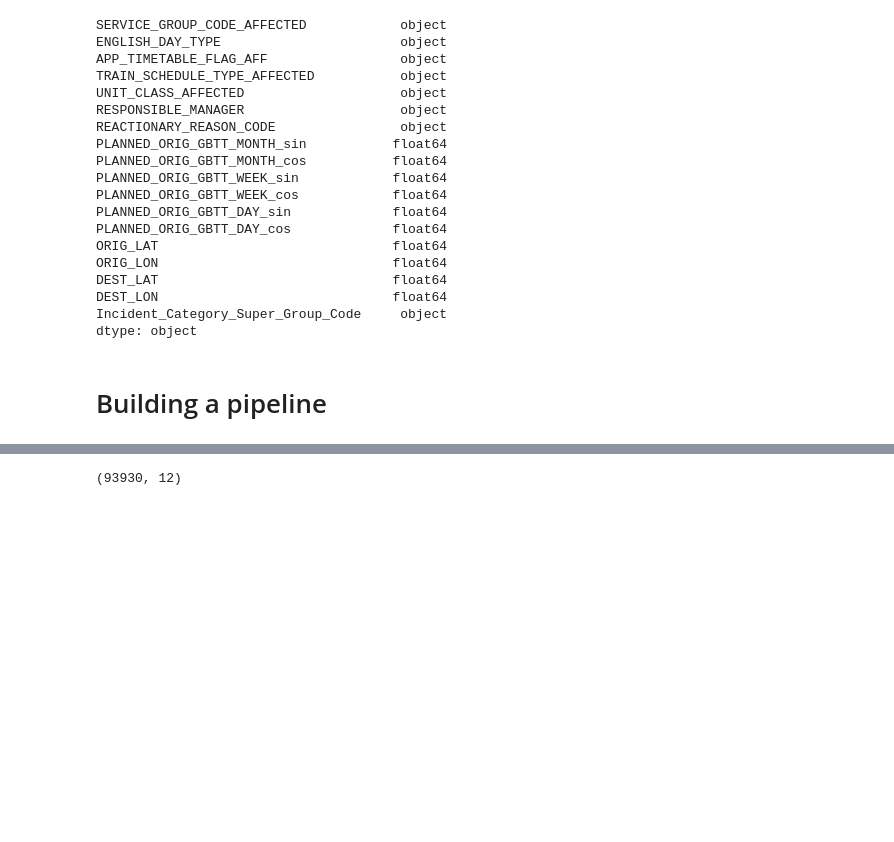
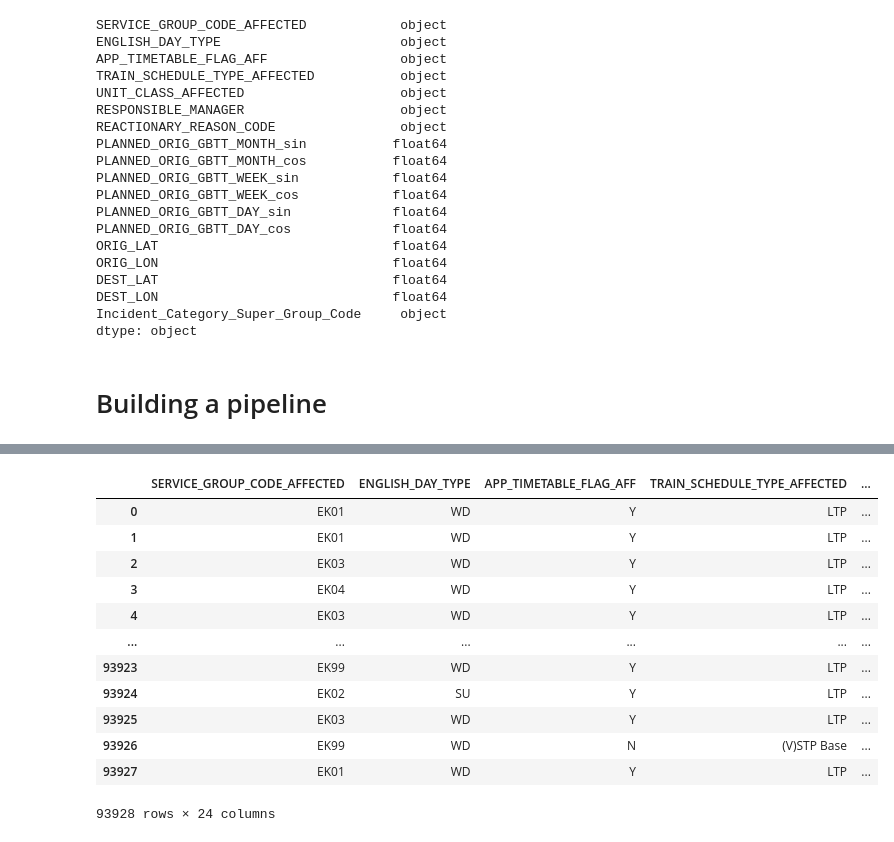
Before and after one commit to dramella/TrainDelays, a Jupyter notebook: Notebooks/Debora/Features_Engineering.ipynb, the cells around one changed output, grey strips where cells are left out. Saved outputs shown, nothing was run; the diff lists cells and outputs as text; code cells hidden in the pictures; blank space fills up the shorter version.

```diff
--- a/Notebooks/Debora/Features_Engineering.ipynb
+++ b/Notebooks/Debora/Features_Engineering.ipynb
@@ -660,4 +594,18 @@ X_preproc.head(10)
-# %%
-X_preproc.shape
-# %% [output]
-(93930, 12)
+# %%
+p.pipe.fit(X_train)
+X_preproc = p.pipe.transform(X_train)
+display(X_preproc)
+# %% [output]
+|  | SERVICE_GROUP_CODE_AFFECTED | ENGLISH_DAY_TYPE | APP_TIMETABLE_FLAG_AFF | TRAIN_SCHEDULE_TYPE_AFFECTED | ... |
+| 0 | EK01 | WD | Y | LTP | ... |
+| 1 | EK01 | WD | Y | LTP | ... |
+| 2 | EK03 | WD | Y | LTP | ... |
+| 3 | EK04 | WD | Y | LTP | ... |
+| 4 | EK03 | WD | Y | LTP | ... |
+| ... | ... | ... | ... | ... | ... |
+| 93923 | EK99 | WD | Y | LTP | ... |
+| 93924 | EK02 | SU | Y | LTP | ... |
+| 93925 | EK03 | WD | Y | LTP | ... |
+| 93926 | EK99 | WD | N | (V)STP Base | ... |
+| 93927 | EK01 | WD | Y | LTP | ... |
+93928 rows × 24 columns
```
Also changed, not shown: parts of 6 cells of this notebook, 4 other files.
